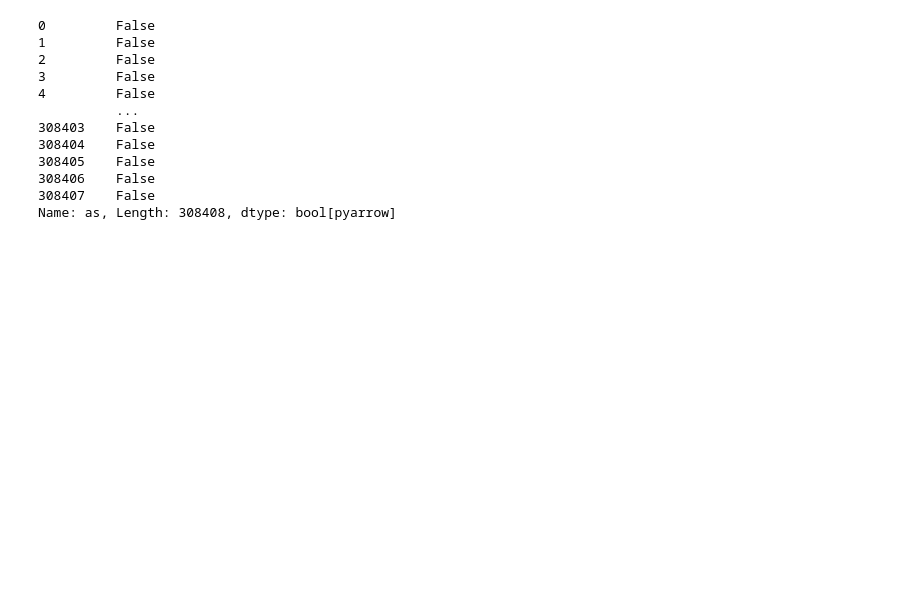
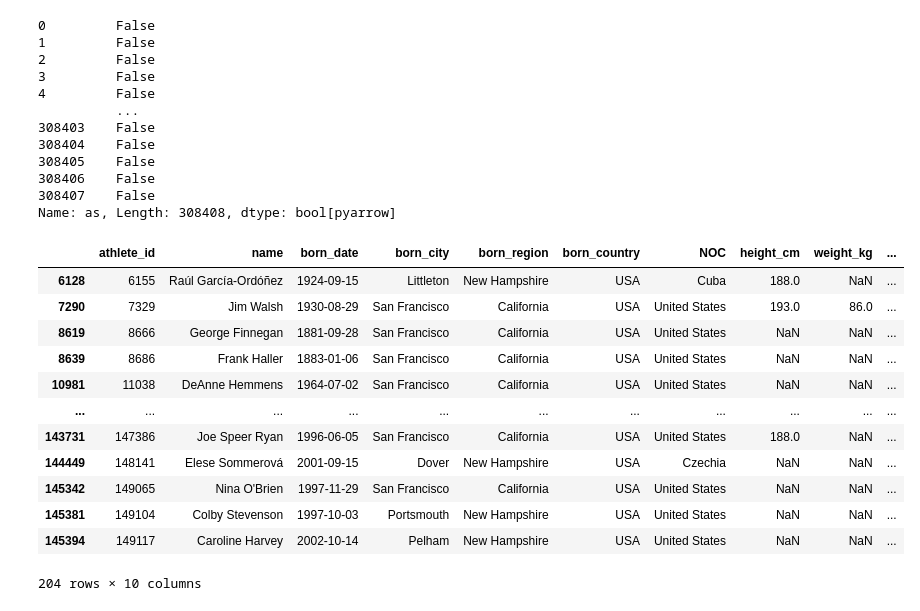
Before and after one commit to kaushinn/PANDAS-basics, a Jupyter notebook: tutorial.ipynb, the cells around one changed output. Cells and saved outputs as stored; diff of their text form; code cells hidden in the pictures; blank space fills up the shorter version.

```diff
--- a/tutorial.ipynb
+++ b/tutorial.ipynb
@@ -1246,0 +1222,18 @@ bios.head()
+# %%
+filtered_bios = bios[(bios['born_region'] == 'New Hampshire') | (bios['born_city'] == 'San Francisco')]
+# %%
+filtered_bios
+# %% [output]
+|  | athlete_id | name | born_date | born_city | born_region | born_country | NOC | height_cm | weight_kg | ... |
+| 6128 | 6155 | Raúl García-Ordóñez | 1924-09-15 | Littleton | New Hampshire | USA | Cuba | 188.0 | NaN | ... |
+| 7290 | 7329 | Jim Walsh | 1930-08-29 | San Francisco | California | USA | United States | 193.0 | 86.0 | ... |
+| 8619 | 8666 | George Finnegan | 1881-09-28 | San Francisco | California | USA | United States | NaN | NaN | ... |
+| 8639 | 8686 | Frank Haller | 1883-01-06 | San Francisco | California | USA | United States | NaN | NaN | ... |
+| 10981 | 11038 | DeAnne Hemmens | 1964-07-02 | San Francisco | California | USA | United States | NaN | NaN | ... |
+| ... | ... | ... | ... | ... | ... | ... | ... | ... | ... | ... |
+| 143731 | 147386 | Joe Speer Ryan | 1996-06-05 | San Francisco | California | USA | United States | 188.0 | NaN | ... |
+| 144449 | 148141 | Elese Sommerová | 2001-09-15 | Dover | New Hampshire | USA | Czechia | NaN | NaN | ... |
+| 145342 | 149065 | Nina O'Brien | 1997-11-29 | San Francisco | California | USA | United States | NaN | NaN | ... |
+| 145381 | 149104 | Colby Stevenson | 1997-10-03 | Portsmouth | New Hampshire | USA | United States | NaN | NaN | ... |
+| 145394 | 149117 | Caroline Harvey | 2002-10-14 | Pelham | New Hampshire | USA | United States | NaN | NaN | ... |
+204 rows × 10 columns
```
Also changed, not shown: parts of 7 cells of this notebook, 5 other files.
